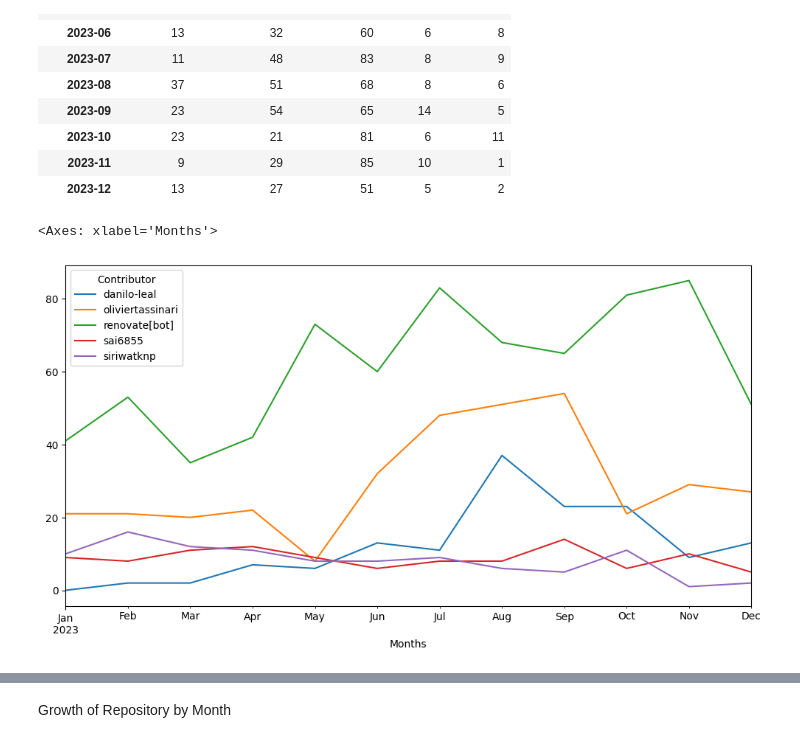
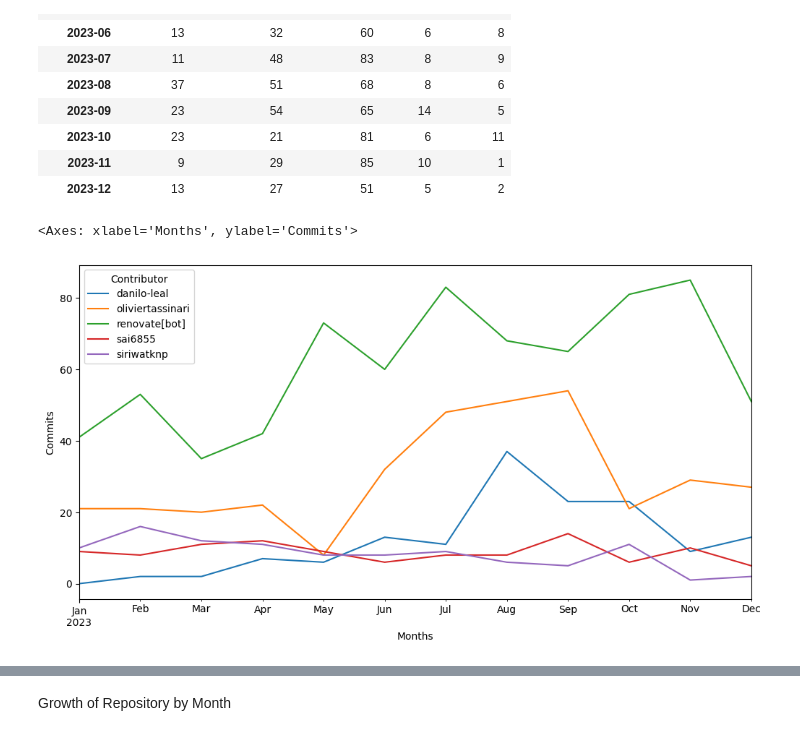
Before and after one commit to Khanhtoichoi/Data-Analysis, a Jupyter notebook: data_analysis.ipynb, the cells around one changed output, grey strips where cells are left out. Cells and saved outputs as stored; diff of their text form; code cells hidden in the pictures.

```diff
--- a/data_analysis.ipynb
+++ b/data_analysis.ipynb
@@ -5,6 +5,7 @@ import pandas as pd
 import numpy as np
 import matplotlib.pyplot as plt
 import mplfinance as mpf
+import ast
 # Read csv file
 df = pd.read_csv('commits.csv')
 df['Commited Date'] = pd.to_datetime(df['Commited Date'])
@@ -22,6 +23,8 @@ for i in range(1,df.shape[0]+1):
 # Set commited date as index
 df.set_index('Commited Date', inplace=True)
 df['Month'] = df.index.to_period('M')
+# Convert Files columns to Array
+df['Files'] = df['Files'].apply(ast.literal_eval)
 df.head()
 # %% [output]
 |  | Author | Commit Message | Contributor | Files | Passed | Month |
@@ -144,7 +161,7 @@ contributor_commits
 | 2023-11 | 9 | 29 | 85 | 10 | 1 |
 | 2023-12 | 13 | 27 | 51 | 5 | 2 |
 # %%
-contributor_commits.plot(kind = 'line', figsize = (12,6))
+contributor_commits.plot(ylabel = 'Commits',kind = 'line', figsize = (12,6))
 # %% [output]
-<Axes: xlabel='Months'>
+<Axes: xlabel='Months', ylabel='Commits'>
-[figure, old version]
+[figure, new version]
```
Also changed, not shown: parts of 25 cells of this notebook.
